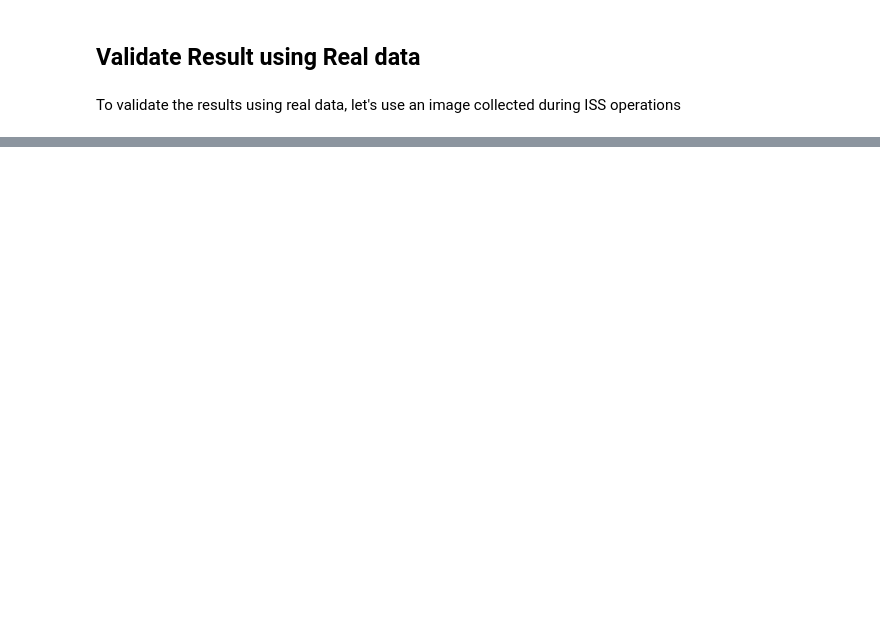
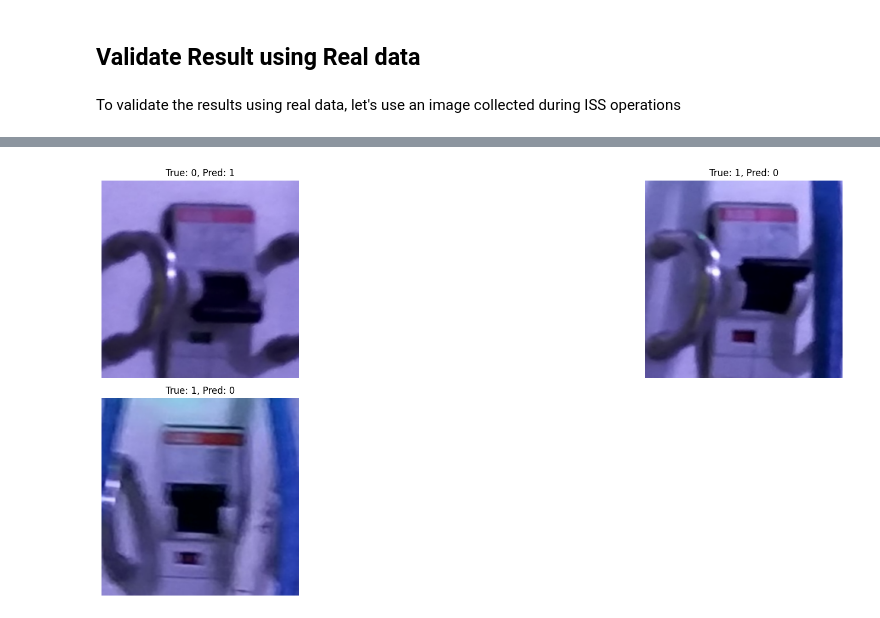
Before and after one commit to nasa/isaac, a Jupyter notebook: analyst/workspace/build_CNN_with_pytorch_Switch.ipynb, the cells around one changed output, grey strips where cells are left out. Drawn from its saved outputs; the diff is of its cells as text; code cells hidden in the pictures; blank space fills up the shorter version.

```diff
--- a/analyst/workspace/build_CNN_with_pytorch_Switch.ipynb
+++ b/analyst/workspace/build_CNN_with_pytorch_Switch.ipynb
@@ -10,11 +10,10 @@ Training data should be aquired of the switch on the granite table and then run
 Train CNN
 -----------
 # %%
-
 # Parameters
 data_dir = 'data/bags/2024-03-21_tim/bsharp/Fixed/data_for_CNN_training/'  # specify data path
 classes = ['off', 'on']  # specify the image classes
-num_epochs = 30  # number of epochs to train
+num_epochs = 45  # number of epochs to train
 model_name = 'switch_model_cnn.pt'  # saved model name
 trace_model_name = 'traced_model_cnn.pt'  # saved traced model name
 # %%
@@ -269,0 +291,49 @@ Classification:  obstacle
+# %%
+def denormalize(image, mean, std):
+    """
+    Denormalize an image.
+
+    Parameters:
+    - image (Tensor): The normalized image tensor.
+    - mean (list): The mean used for normalization.
+    - std (list): The standard deviation used for normalization.
+
+    Returns:
+    - Tensor: The denormalized image tensor.
+    """
+    mean = torch.tensor(mean).view(3, 1, 1)
+    std = torch.tensor(std).view(3, 1, 1)
+    return image * std + mean
+
+def plot_misclassified_images(dataset, indices, true_labels, predicted_labels, mean, std, num_images=10):
+    """
+    Plot a sample of misclassified images.
+
+    Parameters:
+    - dataset (Dataset): The dataset containing the images.
+    - indices (list): Indices of the misclassified images.
+    - true_labels (list): The true labels of the images.
+    - predicted_labels (list): The predicted labels of the images.
+    - mean (list): The mean used for normalization.
+    - std (list): The standard deviation used for normalization.
+    - num_images (int): Number of images to plot. Default is 10.
+    """
+    plt.figure(figsize=(20, 20))
+    for i, index in enumerate(indices[:num_images]):
+        plt.subplot(5, 2, i + 1)
+        image, _ = dataset[index]
+        image = denormalize(image, mean, std)
+        image = image.permute(1, 2, 0).numpy()  # Convert to HWC format
+        plt.imshow(image)
+        plt.title(f'True: {true_labels[index]}, Pred: {predicted_labels[index]}')
+        plt.axis('off')
+    plt.tight_layout()
+    plt.show()
+
+# Define the normalization parameters used during preprocessing
+mean = [0.485, 0.456, 0.406]
+std = [0.229, 0.224, 0.225]
+# Plot some of the misclassified images
+plot_misclassified_images(test_data, misclassified_indices, all_labels, all_preds, mean, std)
+# %% [output]
+[figure, added]
```
Also changed, not shown: parts of 6 cells of this notebook, 14 other files.
